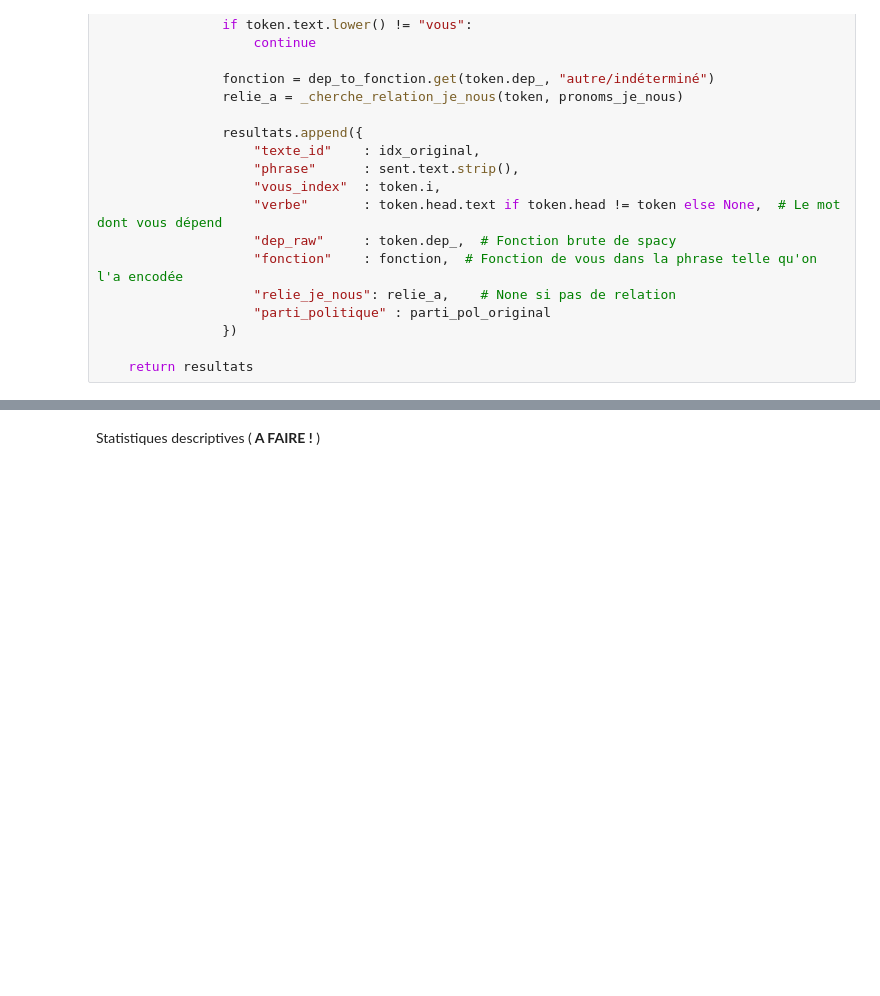
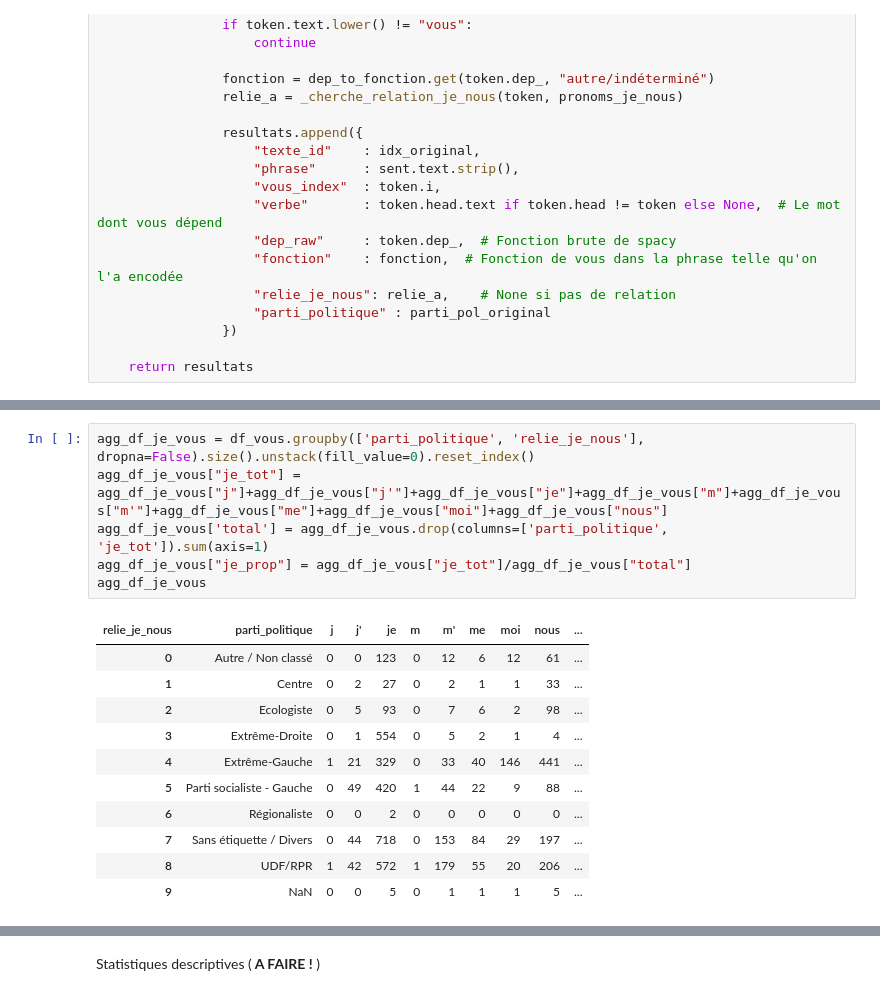
Before and after one commit to itsreivilo/Projet-de-NLP-Olivier, a Jupyter notebook: exploration.ipynb, the cells around one changed output, grey strips where cells are left out. Saved outputs shown, nothing was run; the diff lists cells and outputs as text; blank space fills up the shorter version.

```diff
--- a/exploration.ipynb
+++ b/exploration.ipynb
@@ -916,0 +895,18 @@ plt.show()
+# %%
+agg_df_je_vous = df_vous.groupby(['parti_politique', 'relie_je_nous'], dropna=False).size().unstack(fill_value=0).reset_index()
+agg_df_je_vous["je_tot"] = agg_df_je_vous["j"]+agg_df_je_vous["j'"]+agg_df_je_vous["je"]+agg_df_je_vous["m"]+agg_df_je_vous["m'"]+agg_df_je_vous["me"]+agg_df_je_vous["moi"]+agg_df_je_vous["nous"]
+agg_df_je_vous['total'] = agg_df_je_vous.drop(columns=['parti_politique', 'je_tot']).sum(axis=1)
+agg_df_je_vous["je_prop"] = agg_df_je_vous["je_tot"]/agg_df_je_vous["total"]
+agg_df_je_vous
+# %% [output]
+| relie_je_nous | parti_politique | j | j' | je | m | m' | me | moi | nous | ... |
+| 0 | Autre / Non classé | 0 | 0 | 123 | 0 | 12 | 6 | 12 | 61 | ... |
+| 1 | Centre | 0 | 2 | 27 | 0 | 2 | 1 | 1 | 33 | ... |
+| 2 | Ecologiste | 0 | 5 | 93 | 0 | 7 | 6 | 2 | 98 | ... |
+| 3 | Extrême-Droite | 0 | 1 | 554 | 0 | 5 | 2 | 1 | 4 | ... |
+| 4 | Extrême-Gauche | 1 | 21 | 329 | 0 | 33 | 40 | 146 | 441 | ... |
+| 5 | Parti socialiste - Gauche | 0 | 49 | 420 | 1 | 44 | 22 | 9 | 88 | ... |
+| 6 | Régionaliste | 0 | 0 | 2 | 0 | 0 | 0 | 0 | 0 | ... |
+| 7 | Sans étiquette / Divers | 0 | 44 | 718 | 0 | 153 | 84 | 29 | 197 | ... |
+| 8 | UDF/RPR | 1 | 42 | 572 | 1 | 179 | 55 | 20 | 206 | ... |
+| 9 | NaN | 0 | 0 | 5 | 0 | 1 | 1 | 1 | 5 | ... |
```
Also changed, not shown: parts of 12 cells of this notebook.
